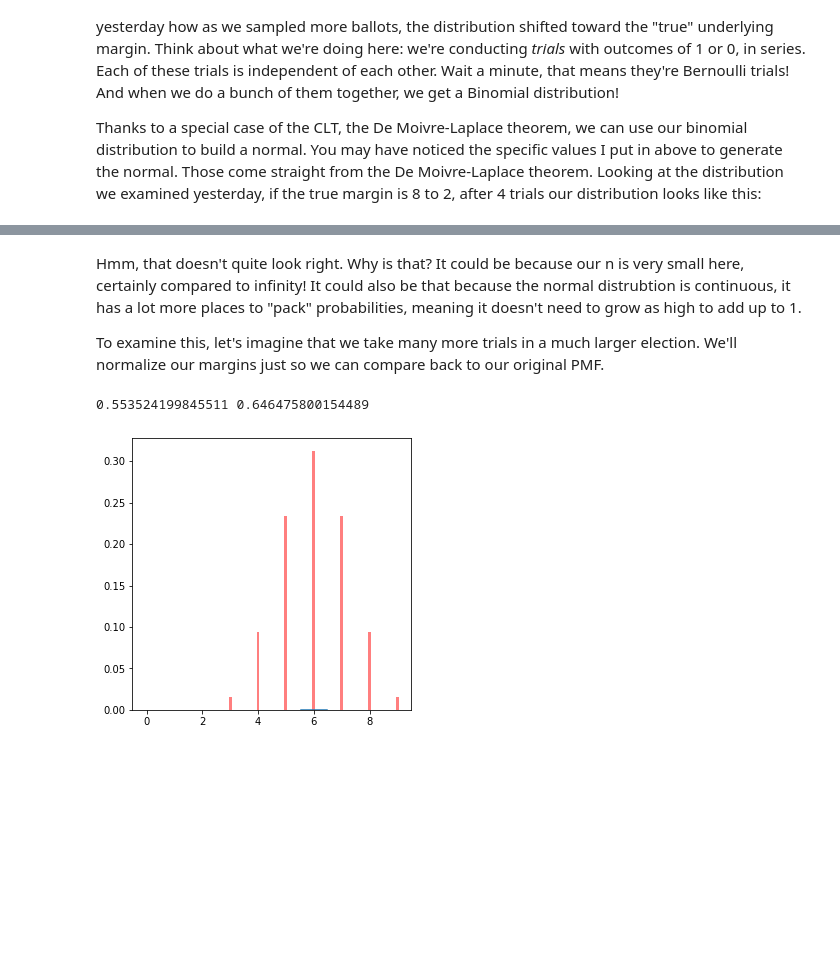
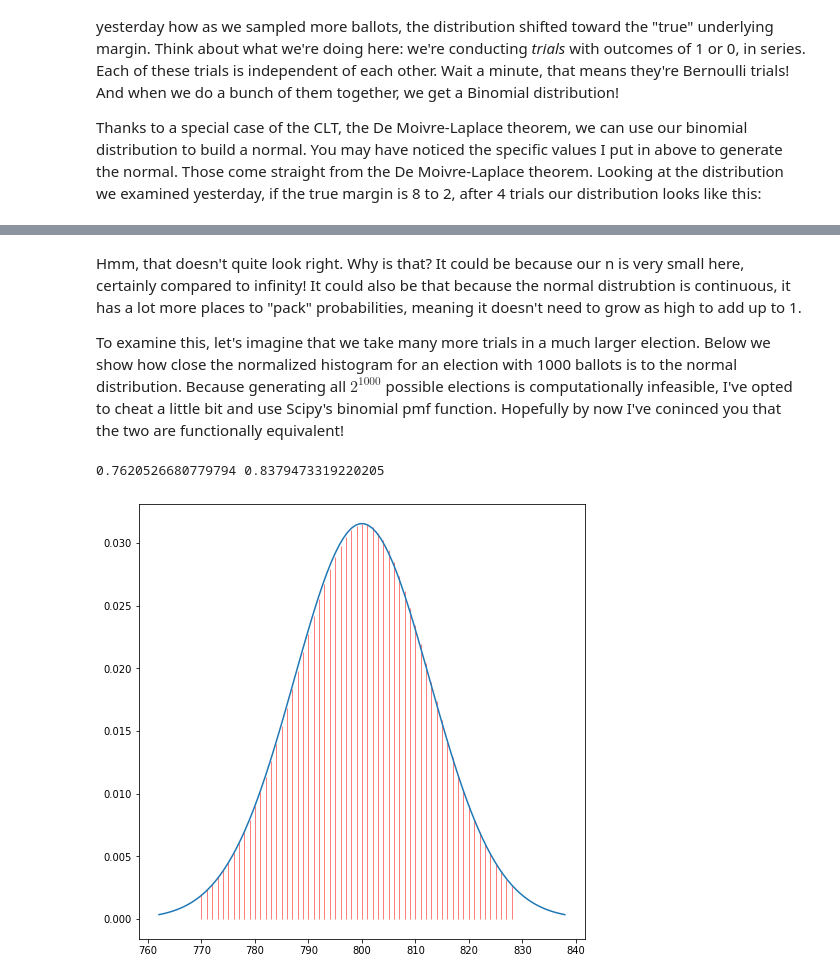
Before and after one commit to umbernhard/rlamath, a Jupyter notebook: Building on permutations---the Central Limit Theorem.ipynb, the cells around one changed output, grey strips where cells are left out. Saved outputs shown, nothing was run; the diff lists cells and outputs as text; code cells hidden in the pictures; blank space fills up the shorter version.

Commit message:
Woohoo, ballot polling!

```diff
--- a/Building on permutations---the Central Limit Theorem.ipynb
+++ b/Building on permutations---the Central Limit Theorem.ipynb
@@ -20,7 +21,7 @@ margins = np.zeros(2**n)
 for i in range(2**n):
     margins[i] = (np.sum([int(j) for j in list('{0:0b}'.format(i))]))
 
-fig, ax = plt.subplots(figsize=(5,5))
+fig, ax = plt.subplots(figsize=(8,8))
 counts, bins, _ = ax.hist(margins, color='lightblue')
 ax.vlines(5.5, color='lightgreen', linestyle='dashed', ymin=0, ymax=max(counts))
 # %% [output]
@@ -85,22 +87,25 @@ confidence: 65.62%
 # %% [markdown]
 Hmm, that doesn't quite look right. Why is that? It could be because our n is very small here, certainly compared to infinity! It could also be that because the normal distrubtion is continuous, it has a lot more places to "pack" probabilities, meaning it doesn't need to grow as high to add up to 1.
 
-To examine this, let's imagine that we take many more trials in a much larger election. We'll normalize our margins just so we can compare back to our original PMF.
+To examine this, let's imagine that we take many more trials in a much larger election. Below we show how close the normalized histogram for an election with 1000 ballots is to the normal distribution. Because generating all $2^{1000}$ possible elections is computationally infeasible, I've opted to cheat a little bit and use Scipy's binomial pmf function. Hopefully by now I've coninced you that the two are functionally equivalent!
 # %%
 ax.cla()
-p = .6
+p = .8
 n = 1000
 mu = p*n
 variance = p*n*(1 - p)
 sigma = math.sqrt(variance)
 print((mu - 3*sigma)/n, (mu+3*sigma)/n)
-x = np.linspace((10/n)*(mu - 3*sigma), (10/n)*(mu + 3*sigma), 100)
+x = np.linspace((mu - 3*sigma), (mu + 3*sigma), 100)
 ax.plot(x, stats.norm.pdf(x, mu, sigma))
+x = np.arange(binom.ppf(0.01, n, p),
+              binom.ppf(0.99, n, p))
 
-ax.hist(audited_margins, bins=np.arange(0, 11), rwidth=0.1, align='left', color='red', alpha=0.5,  density=True)
-# ax.set_xlim(-1, 11)
+
+ax.vlines(x, 0, binom.pmf(x, n, p), colors='red', lw=1, alpha=0.5, )
+
 
 fig
 # %% [output]
-0.553524199845511 0.646475800154489
+0.7620526680779794 0.8379473319220205
-[figure, old version]
+[figure, new version]
```
Also changed, not shown: parts of 14 cells of this notebook, 1 other file.
